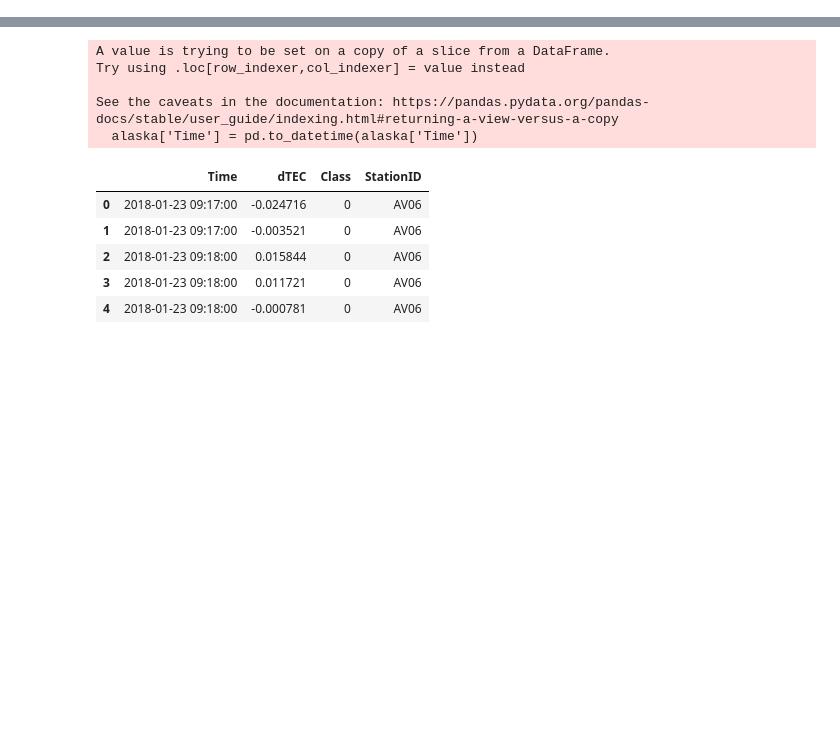
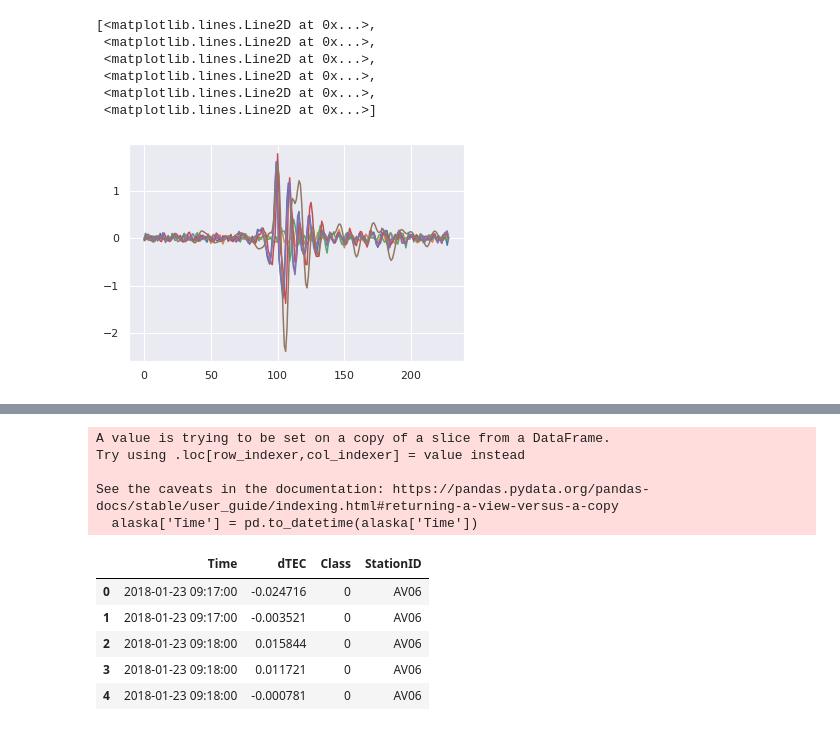
Before and after one commit to spaceonion1001/LD-CPD, a Jupyter notebook: notebooks/dtec_cleaning.ipynb, the cells around one changed output, grey strips where cells are left out. Saved outputs shown, nothing was run; the diff lists cells and outputs as text; code cells hidden in the pictures; blank space fills up the shorter version.

```diff
--- a/notebooks/dtec_cleaning.ipynb
+++ b/notebooks/dtec_cleaning.ipynb
@@ -28,0 +97,10 @@ df_test.head()
+# %%
+plt.plot(tk_two_piv.values)
+# %% [output]
+[<matplotlib.lines.Line2D at 0x...>,
+ <matplotlib.lines.Line2D at 0x...>,
+ <matplotlib.lines.Line2D at 0x...>,
+ <matplotlib.lines.Line2D at 0x...>,
+ <matplotlib.lines.Line2D at 0x...>,
+ <matplotlib.lines.Line2D at 0x...>]
+[figure, added]
```
Also changed, not shown: parts of 14 cells of this notebook, 5 other files.
